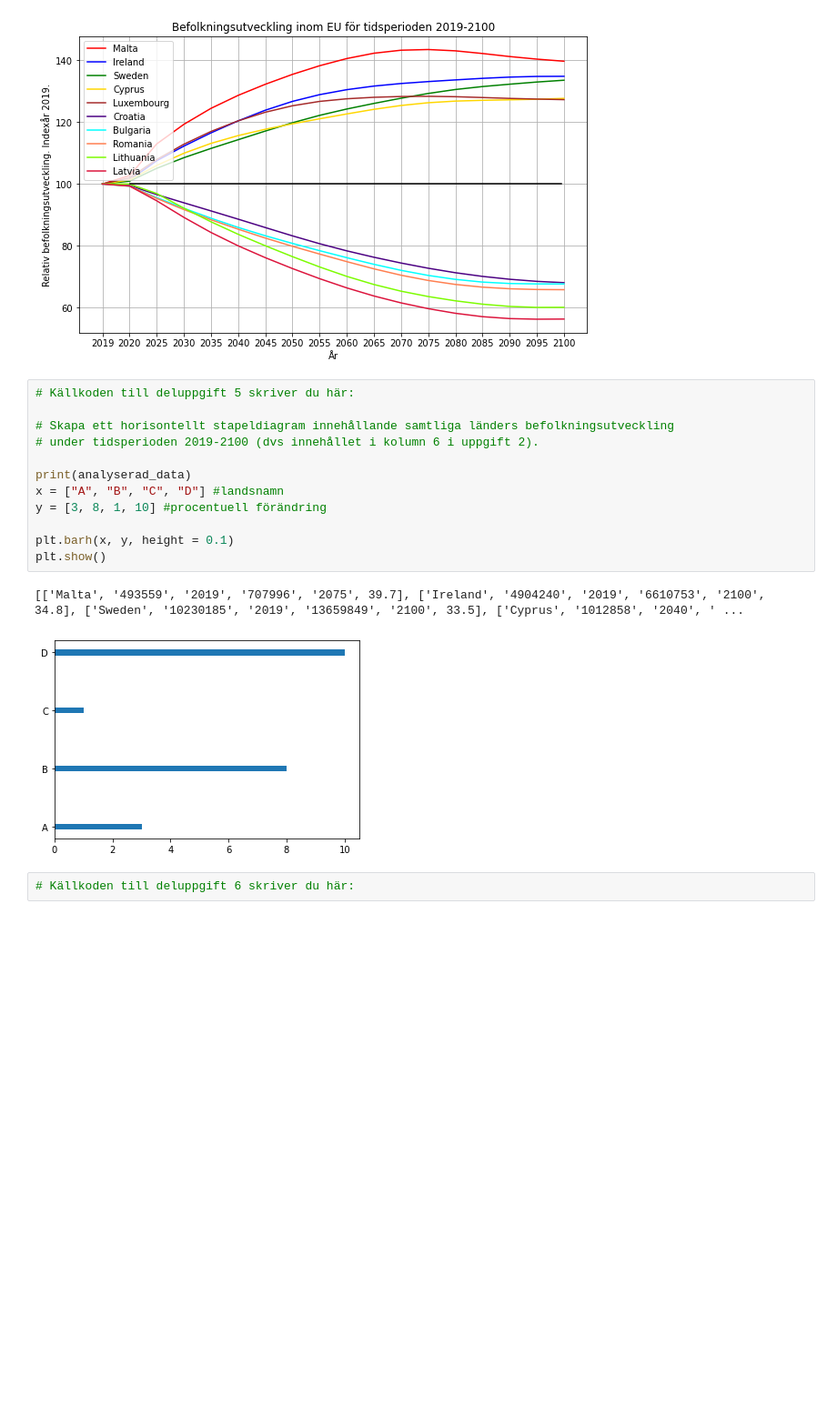
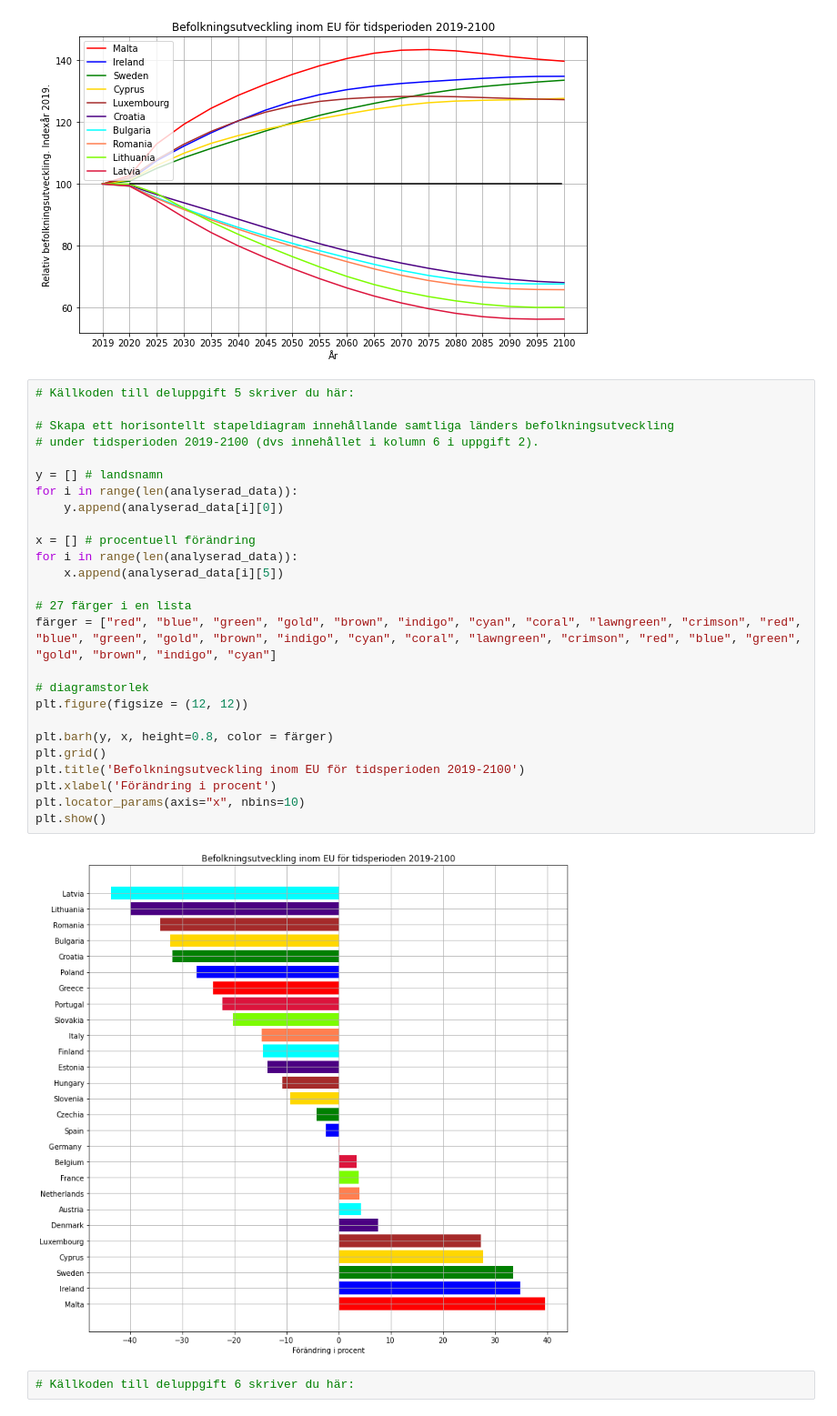
Before and after one commit to RogerJohanssonITHS/GrundlaggandeProgrammeringiPython, a Jupyter notebook: Källkod_inl_uppgift.ipynb, the cells around one changed output. Shown at 91% size. Cells and saved outputs as stored; diff of their text form; blank space fills up the shorter version.

```diff
--- a/Källkod_inl_uppgift.ipynb
+++ b/Källkod_inl_uppgift.ipynb
@@ -234,20 +234,33 @@ plt.ylabel('Relativ befolkningsutveckling. Indexår 2019.')
 plt.show()
 # %% [output]
 [figure]
-# %%
-# Källkoden till deluppgift 5 skriver du här:
-
-# Skapa ett horisontellt stapeldiagram innehållande samtliga länders befolkningsutveckling
-# under tidsperioden 2019-2100 (dvs innehållet i kolumn 6 i uppgift 2).
-
-print(analyserad_data)
-x = ["A", "B", "C", "D"] #landsnamn
-y = [3, 8, 1, 10] #procentuell förändring
-
-plt.barh(x, y, height = 0.1)
-plt.show()
-# %% [output]
-[['Malta', '493559', '2019', '707996', '2075', 39.7], ['Ireland', '4904240', '2019', '6610753', '2100', 34.8], ['Sweden', '10230185', '2019', '13659849', '2100', 33.5], ['Cyprus', '1012858', '2040', ' ...
-[figure, removed]
+# %%
+# Källkoden till deluppgift 5 skriver du här:
+
+# Skapa ett horisontellt stapeldiagram innehållande samtliga länders befolkningsutveckling
+# under tidsperioden 2019-2100 (dvs innehållet i kolumn 6 i uppgift 2).
+
+y = [] # landsnamn
+for i in range(len(analyserad_data)):
+    y.append(analyserad_data[i][0])
+
+x = [] # procentuell förändring
+for i in range(len(analyserad_data)):
+    x.append(analyserad_data[i][5])
+
+# 27 färger i en lista
+färger = ["red", "blue", "green", "gold", "brown", "indigo", "cyan", "coral", "lawngreen", "crimson", "red", "blue", "green", "gold", "brown", "indigo", "cyan", "coral", "lawngreen", "crimson", "red", "blue", "green", "gold", "brown", "indigo", "cyan"]
+
+# diagramstorlek
+plt.figure(figsize = (12, 12))
+
+plt.barh(y, x, height=0.8, color = färger)
+plt.grid()
+plt.title('Befolkningsutveckling inom EU för tidsperioden 2019-2100')
+plt.xlabel('Förändring i procent')
+plt.locator_params(axis="x", nbins=10)
+plt.show()
+# %% [output]
+[figure, added]
 # %%
 # Källkoden till deluppgift 6 skriver du här:
```
